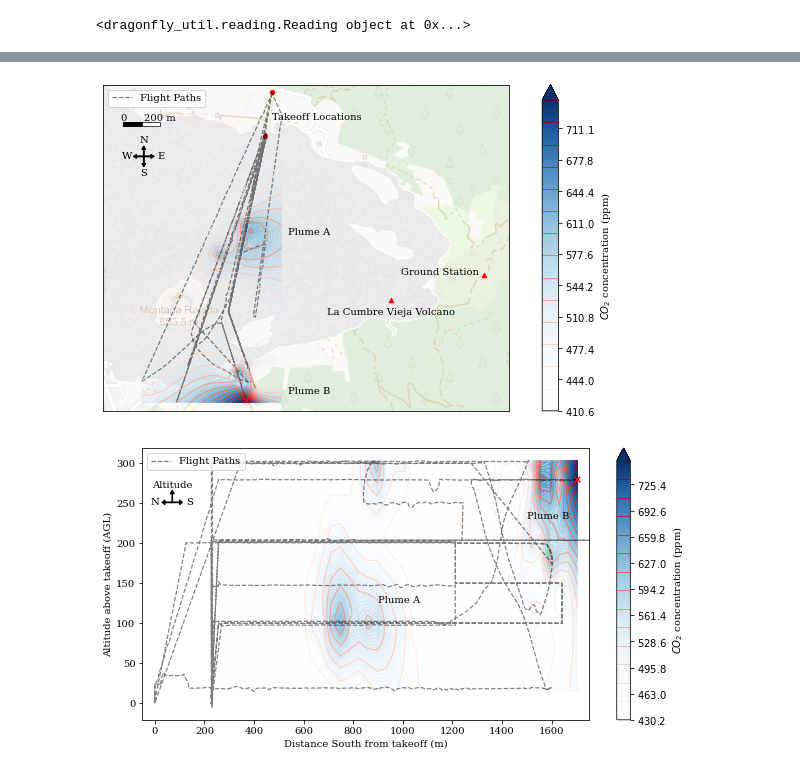
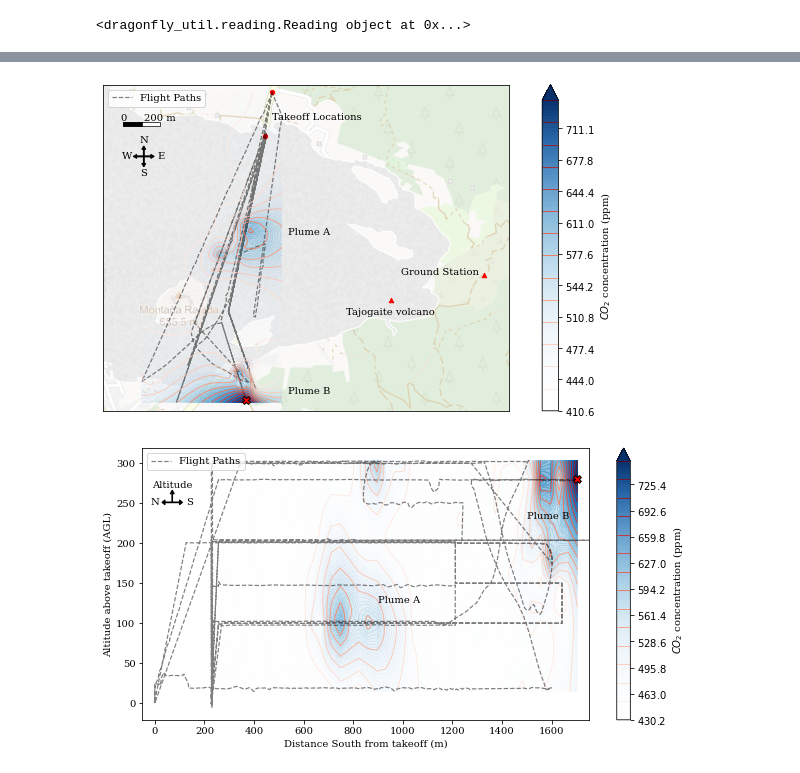
Before and after one commit to BCLab-UNM/lapalma-expedition, a Jupyter notebook: La Palma Nov 2021.ipynb, the cells around one changed output, grey strips where cells are left out. Cells and saved outputs as stored; diff of their text form; code cells hidden in the pictures.

```diff
--- a/La Palma Nov 2021.ipynb
+++ b/La Palma Nov 2021.ipynb
@@ -64,7 +59,7 @@ def get_next_point(input, time):
             return value
     return None
 
-earthCircumference = 40008000
+EARTH_CIRCUMFERENCE = 40008000
 
 df3_data = read_data("la_palma_data/la palma 11-28-2021 - df3.log")
 df4_data = read_data("la_palma_data/la palma 11-29-2021 - df4.log")
@@ -206,7 +201,7 @@ def add_ruler2(plt, ax, length):
     upperright = [plt.xlim()[1], plt.ylim()[1]]
 
     # Calculate width by latitide
-    width = abs(1.0 * length / ((earthCircumference / 360) * math.cos(lowerleft[1] * 0.01745)))
+    width = abs(1.0 * length / ((EARTH_CIRCUMFERENCE / 360) * math.cos(lowerleft[1] * 0.01745)))
     height = (upperright[1] - lowerleft[1]) * 0.018 * height_scale
 
     location = [plt.xlim()[0] + (plt.xlim()[1] - plt.xlim()[0]) *.05,
@@ -251,12 +246,12 @@ def display_readings_krige2(name, readings, flights, nlags=6, minco2=None, maxco
     ax.scatter(-17.8738061, 28.6220798, s=20, color='r', marker='8')
     ax.scatter(-17.8734256, 28.6245778, s=20, color='r', marker='8')
     marker_left([-17.861408, 28.614214], "Ground Station")
-    marker_center([-17.866684021210542, 28.61277150738451], "La Cumbre Vieja Volcano")
+    marker_center([-17.866684021210542, 28.61277150738451], "Tajogaite volcano")
 
     ax.annotate("Plume A", [-17.8725, 28.6165])
     ax.annotate("Plume B", [-17.8725, 28.6075])
 
-    ax.scatter(collection_point.lon, collection_point.lat, s=30, color='r', marker='x', zorder=2)
+    ax.scatter(collection_point.lon, collection_point.lat, s=60, color='r', marker='X', zorder=2, edgecolors='black', linewidth=1)
 
     ax.legend(loc="upper left")
 
@@ -278,4 +288,4 @@ plt.savefig("lat_lon_krig.pdf", format="pdf", dpi=300)
-[figure, old version]
+[figure, new version]
 # %%
 def add_alt_compass(plt, ax) :
 
```
Also changed, not shown: parts of 10 cells of this notebook, 1 other file.
